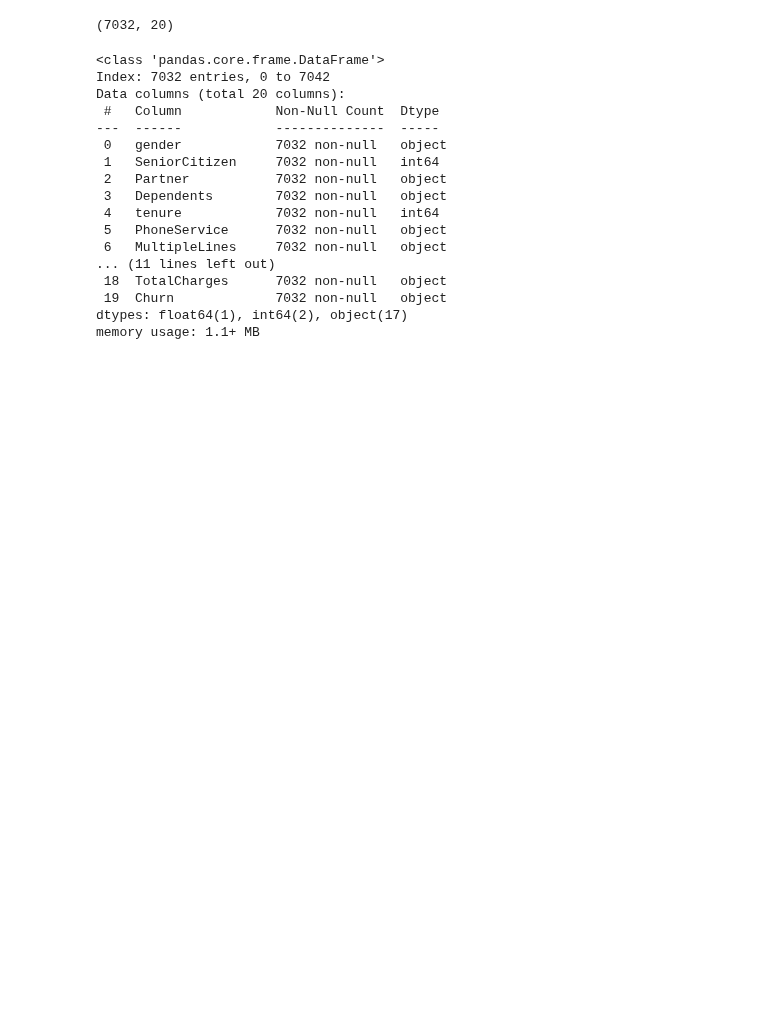
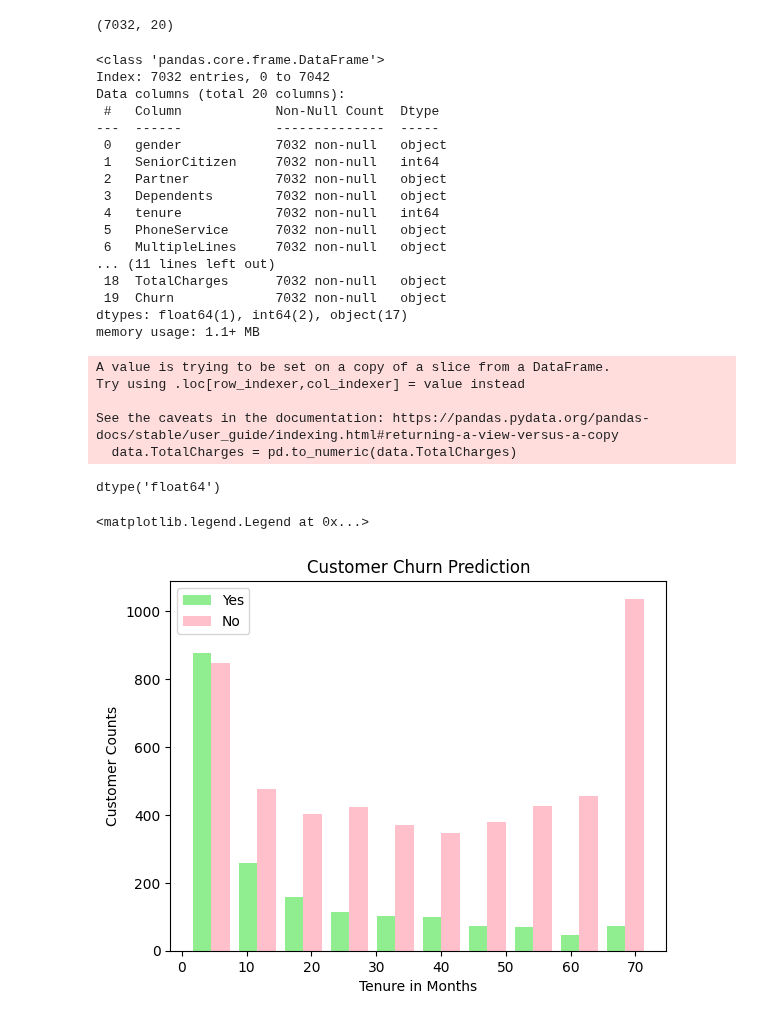
Before and after one commit to UTSAVMONDAL31/Telco-Customer-Churn, a Jupyter notebook: Churn.ipynb, the cells around one changed output. Cells and saved outputs as stored; diff of their text form; code cells hidden in the pictures; blank space fills up the shorter version.

```diff
--- a/Churn.ipynb
+++ b/Churn.ipynb
@@ -5,6 +6,6 @@ import numpy as np
 %matplotlib inline
 # %%
-df = pd.read_csv("Customer_Churn.csv")
+df = pd.read_csv("/content/drive/MyDrive/Datasets/Customer_Churn.csv")
 df.head()
 # %% [output]
 |  | customerID | gender | SeniorCitizen | Partner | Dependents | tenure | PhoneService | MultipleLines | ... |
@@ -90,3 +91,27 @@ Data columns (total 20 columns):
  19  Churn             7032 non-null   object
 dtypes: float64(1), int64(2), object(17)
 memory usage: 1.1+ MB
+# %%
+data.TotalCharges = pd.to_numeric(data.TotalCharges)
+# %% [output]
+A value is trying to be set on a copy of a slice from a DataFrame.
+Try using .loc[row_indexer,col_indexer] = value instead
+
+See the caveats in the documentation: https://pandas.pydata.org/pandas-docs/stable/user_guide/indexing.html#returning-a-view-versus-a-copy
+  data.TotalCharges = pd.to_numeric(data.TotalCharges)
+# %%
+data.TotalCharges.dtypes
+# %% [output]
+dtype('float64')
+# %%
+churn_tenure_yes = data[data.Churn=="Yes"].tenure
+churn_tenure_no = data[data.Churn=="No"].tenure
+# %%
+plt.hist([churn_tenure_yes,churn_tenure_no],color = ['lightgreen', 'pink'],label = ["Yes","No"])
+plt.xlabel("Tenure in Months")
+plt.ylabel("Customer Counts")
+plt.title("Customer Churn Prediction")
+plt.legend()
+# %% [output]
+<matplotlib.legend.Legend at 0x...>
+[figure, added]
```
Also changed, not shown: parts of 14 cells of this notebook.
